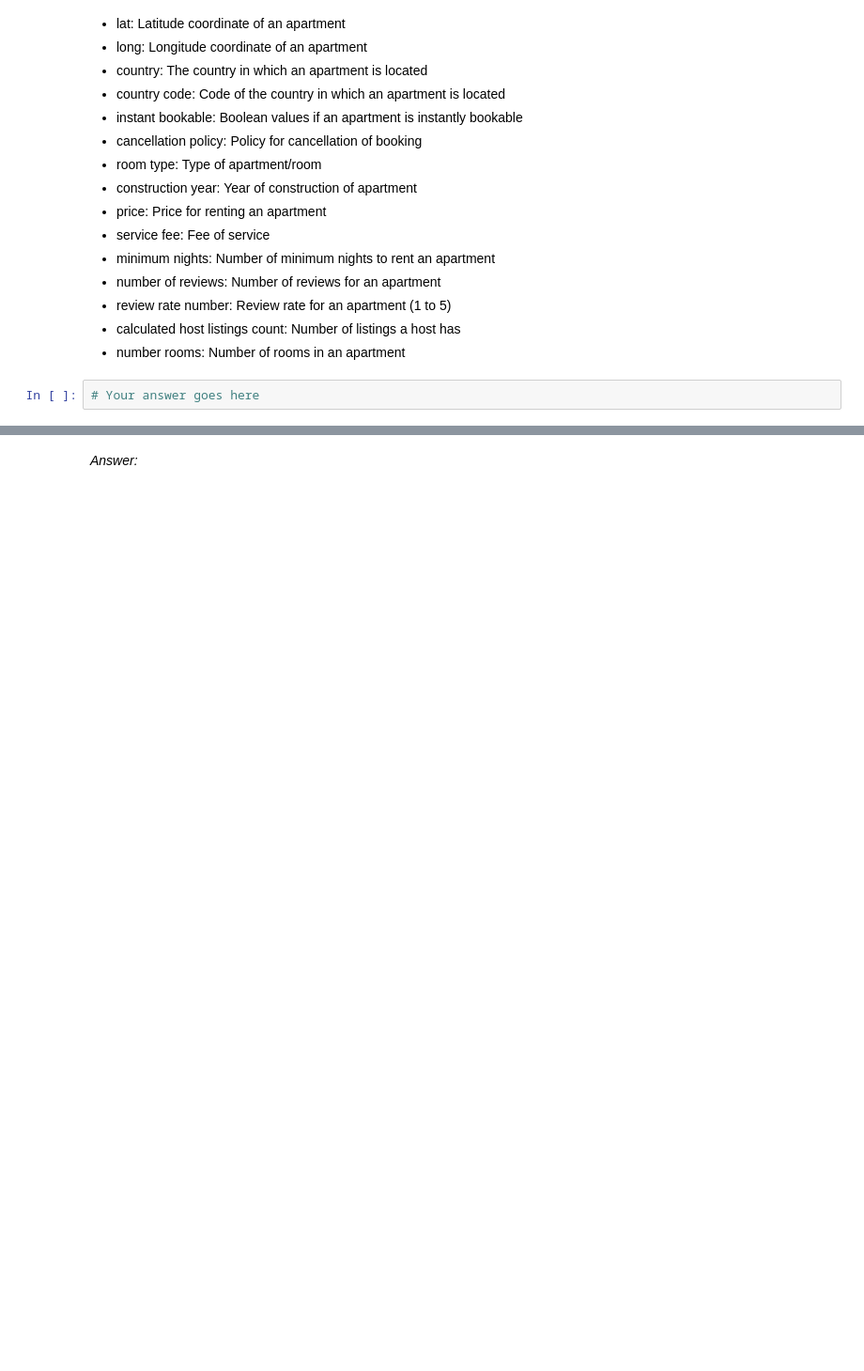
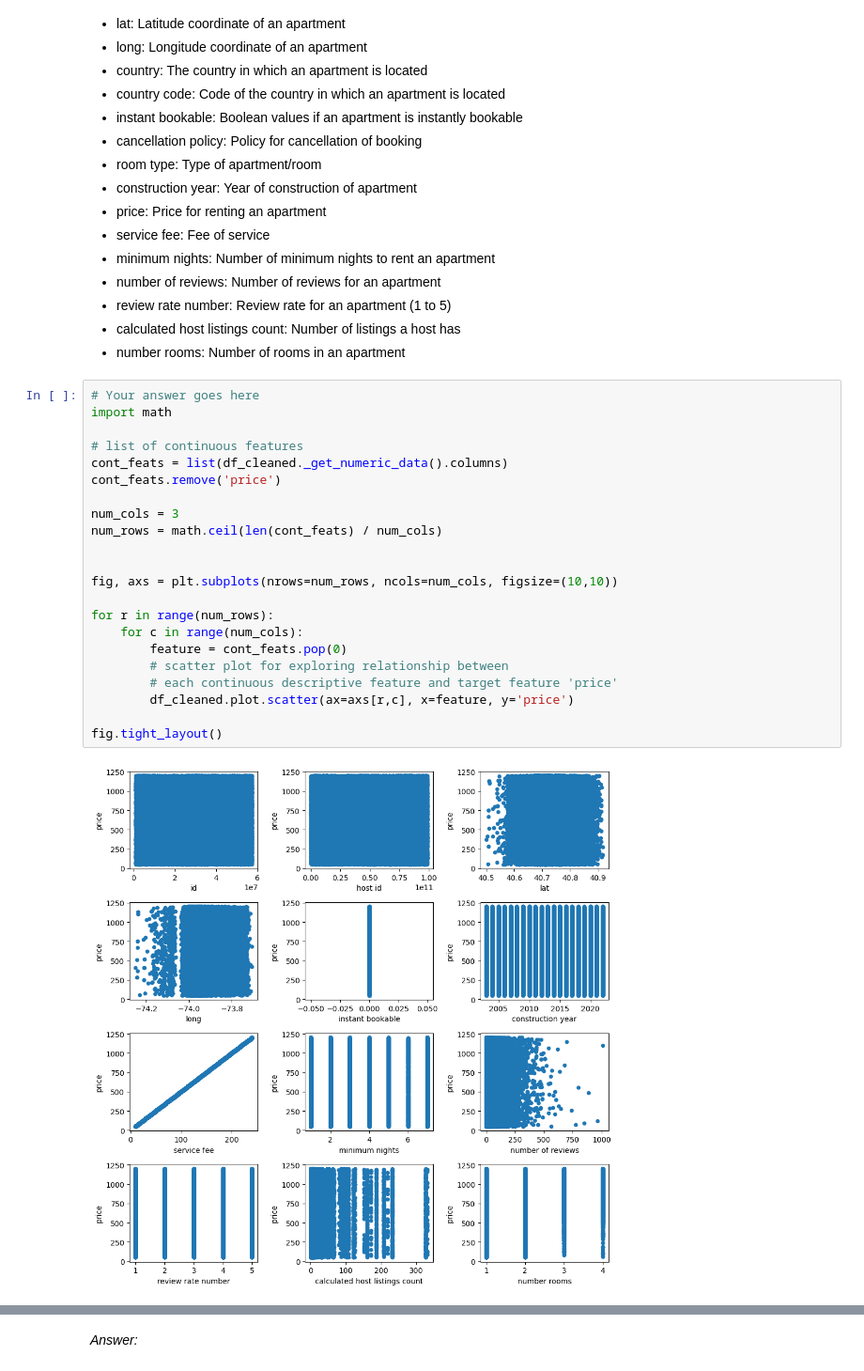
Before and after one commit to mnghiap/ids22, a Jupyter notebook: assignment1/assignment_1.ipynb, the cells around one changed output, grey strips where cells are left out. Shown: that part at 94% size. Cells and saved outputs as stored; diff of their text form; blank space fills up the shorter version.

```diff
--- a/assignment1/assignment_1.ipynb
+++ b/assignment1/assignment_1.ipynb
@@ -156,3 +160,25 @@ Since you have an overview of the prices and their distribution, you want to inv
 - number rooms: Number of rooms in an apartment
 # %%
 # Your answer goes here
+import math
+
+# list of continuous features
+cont_feats = list(df_cleaned._get_numeric_data().columns)
+cont_feats.remove('price')
+
+num_cols = 3
+num_rows = math.ceil(len(cont_feats) / num_cols)
+
+
+fig, axs = plt.subplots(nrows=num_rows, ncols=num_cols, figsize=(10,10))
+
+for r in range(num_rows):
+    for c in range(num_cols):
+        feature = cont_feats.pop(0)
+        # scatter plot for exploring relationship between
+        # each continuous descriptive feature and target feature 'price'
+        df_cleaned.plot.scatter(ax=axs[r,c], x=feature, y='price')
+
+fig.tight_layout()
+# %% [output]
+[figure, added]
```
Also changed, not shown: parts of 40 cells of this notebook.
